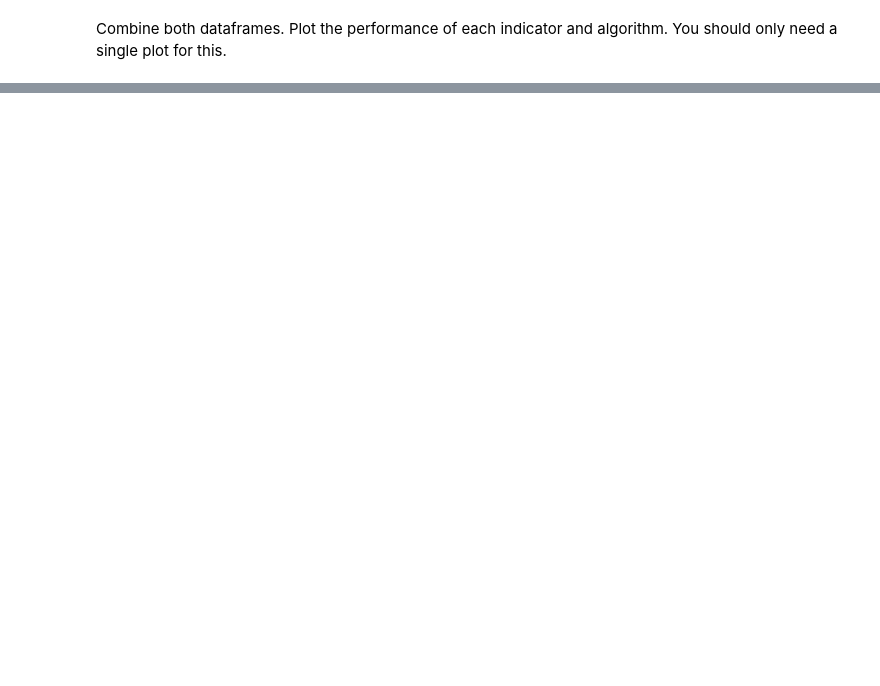
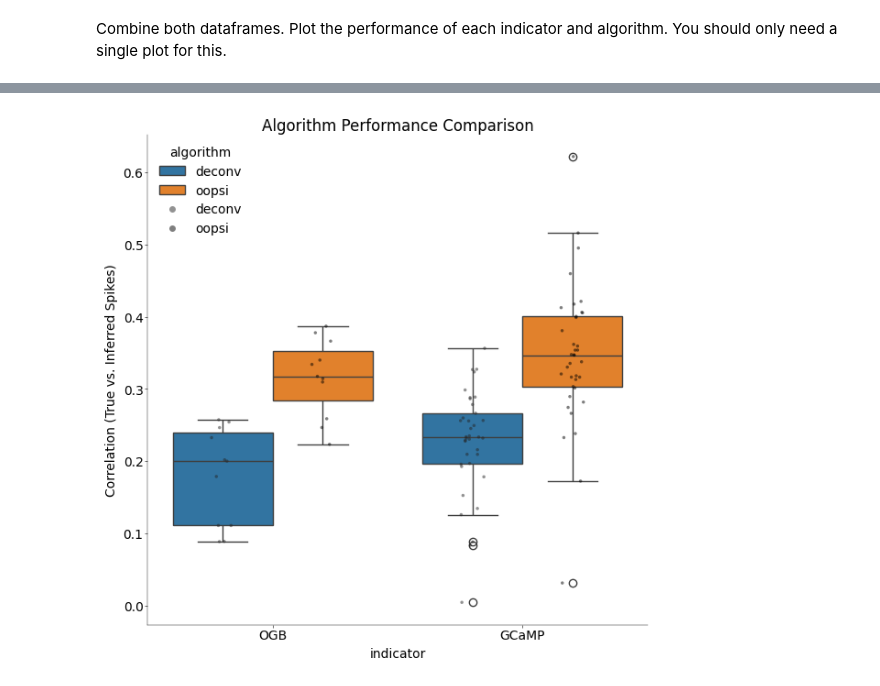
Before and after one commit to F-vdHaar/neural_data_science, a Jupyter notebook: notebooks/CodingLab3.ipynb, the cells around one changed output, grey strips where cells are left out. Saved outputs shown, nothing was run; the diff lists cells and outputs as text; code cells hidden in the pictures; blank space fills up the shorter version.

```diff
--- a/notebooks/CodingLab3.ipynb
+++ b/notebooks/CodingLab3.ipynb
@@ -433,2 +414,9 @@ print(gcamp_data.head(), gcamp_data.shape)
 # %% [markdown]
 Combine both dataframes. Plot the performance of each indicator and algorithm. You should only need a single plot for this.
+# %%
+# ---------------------------------------------------------------------------------
+# Construct the dataframe and print the first few rows as well as its shape (1 pts)
+# ---------------------------------------------------------------------------------
+df_results = pd.DataFrame(results)
+print(df_results.head())
+print(f"\nDataframe shape: {df_results.shape}")
@@ -435,7 +432,24 @@ Combine both dataframes. Plot the performance of each indicator and algorithm. Y
 # %%
 # ----------------------------------------------------------------------------
 # Create Strip and Boxplot for both cells and algorithms Cell as described. (1 pt)
 # Describe and explain the results briefly. (1 pt)
 # ----------------------------------------------------------------------------
 
 fig, ax = plt.subplots(figsize=(6, 6), layout="constrained")
+
+
+sns.boxplot(data=df_results, x="indicator", y="correlation", hue="algorithm")
+sns.stripplot(
+    data=df_results,
+    x="indicator",
+    y="correlation",
+    hue="algorithm",
+    dodge=True,
+    alpha=0.5,
+    palette="dark:black",
+)
+plt.title("Algorithm Performance Comparison")
+plt.ylabel("Correlation (True vs. Inferred Spikes)")
+plt.show()
+# %% [output]
+[figure, added]
```
Also changed, not shown: parts of 16 cells of this notebook.
